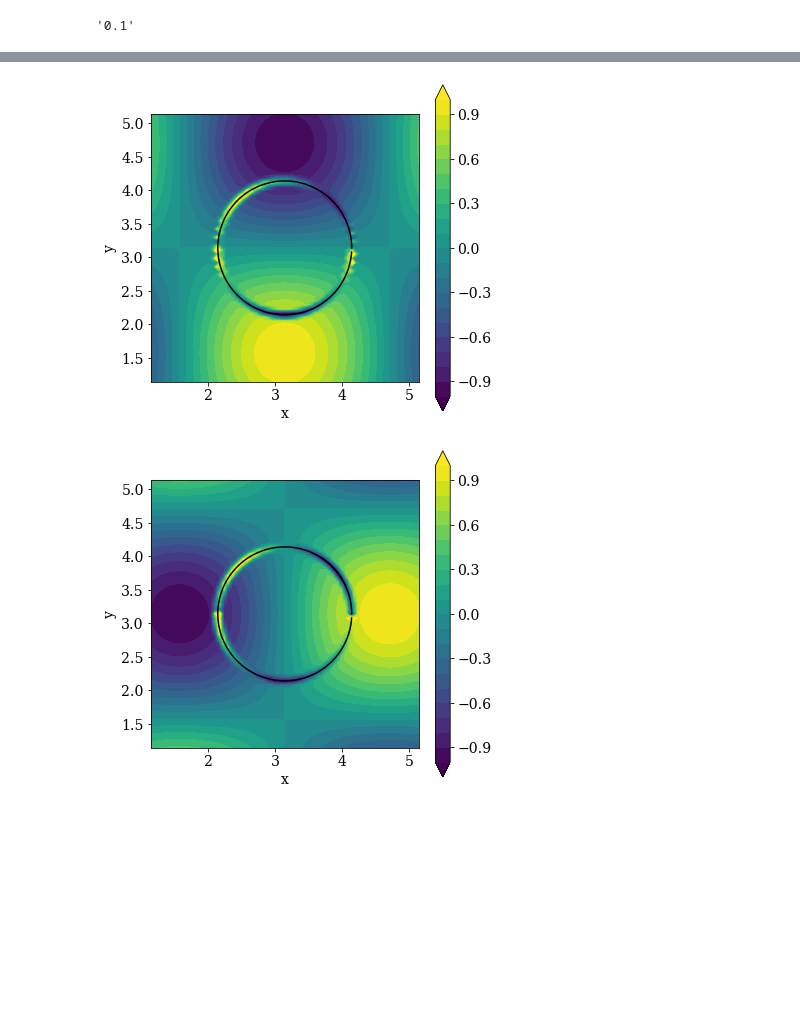
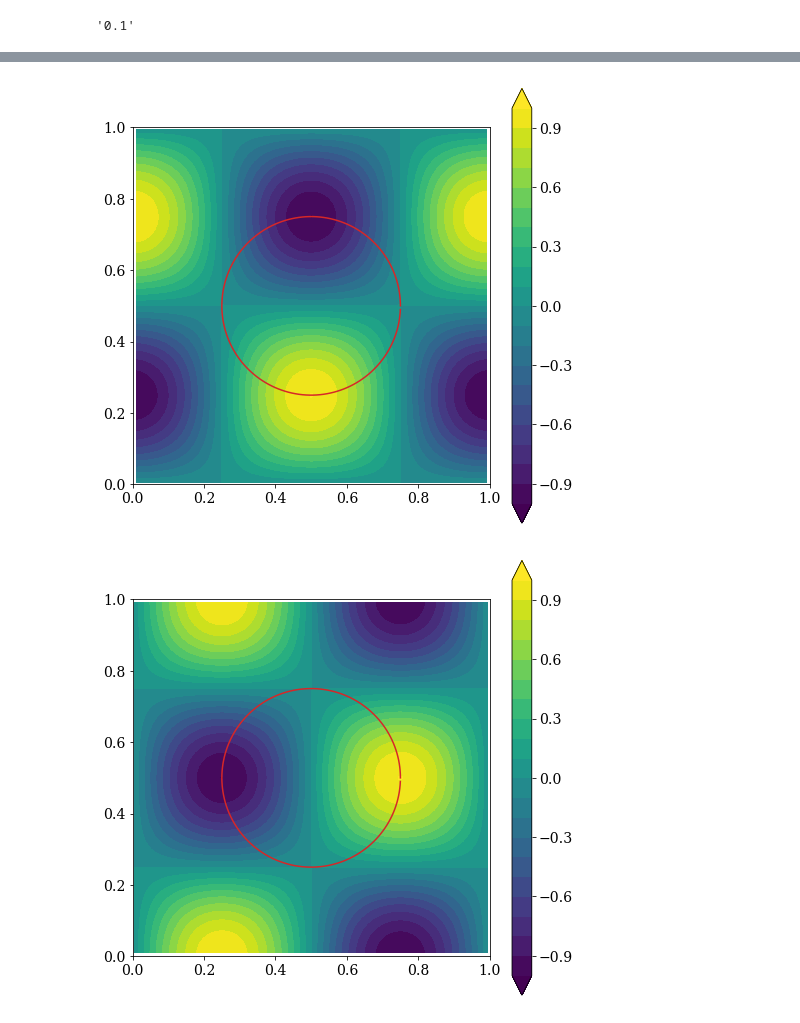
Before and after one commit to mesnardo/pyibm, a Jupyter notebook: examples/taylorgreenvortex.ipynb, the cells around one changed output, grey strips where cells are left out. Drawn from its saved outputs; the diff is of its cells as text; code cells hidden in the pictures; blank space fills up the shorter version.

```diff
--- a/examples/taylorgreenvortex.ipynb
+++ b/examples/taylorgreenvortex.ipynb
@@ -116,5 +72,0 @@ t = 0.0
-# %%
-# Create immersed body.
-radius, center = 1.0, (numpy.pi, numpy.pi)
-body = pyibm.Body(*circle(R=radius, center=center, ds=dx), grid=gridc)
-print(body)
@@ -148,9 +100,10 @@ def assemble_operators(gridx, gridy, gridc, body,
     # Create the scaling diagonal matrix R.
     R = pyibm.assemble_R(gridx, gridy)
     # Assemble delta kernel operator.
+    kernel = pyibm.delta_roma_et_al_1999
+    kernel_size = 2
     Op = pyibm.assemble_delta(body, gridc, gridx, gridy,
-                              kernel=pyibm.delta_roma_et_al_1999,
-                              kernel_size=2)
+                              kernel=kernel, kernel_size=kernel_size)
     # Create the interpolation operator (as implemented in PetIBM).
     EHat = Op @ R @ MHat
     # Create the speading operator (as implemented in PetIBM).
@@ -161,4 +114,24 @@ def assemble_operators(gridx, gridy, gridc, body,
 # %%
 DHat, BN, EHat, HHat, EBNH = assemble_operators(gridx, gridy, gridc,
                                                 body, N=1,
-                                                dt=0.01, Re=100.0)
+                                                dt=0.001, Re=100.0)
+# %%
+# Compute the condition number of EBNH for different N and dt.
+dt_values = [1e-1, 1e-2, 1e-3, 1e-4, 1e-5]
+N_values = [1, 2, 3]
+cond = []
+for N in N_values:
+    cond_N = []
+    for dt in dt_values:
+        _, _, _, _, EBNH_t = assemble_operators(gridx, gridy, gridc,
+                                                body, N=N, dt=dt, Re=100.0)
+        cond_N.append(pyibm.condition_number(EBNH_t)[-1])
+    cond.append(cond_N)
+
+# Plot the condition number of EBNH versus the time-step size.
+fig, ax = pyplot.subplots(figsize=(6.0, 6.0))
+ax.set_xlabel(r'$\Delta t$')
+ax.set_ylabel('cond(EBNH)')
+for i, cond_N in enumerate(cond):
+    ax.loglog(dt_values, cond_N, label=f'N = {i + 1}', marker='o')
+ax.legend(frameon=False);
@@ -272,14 +282,13 @@ L_2: 2.862204533075111e-15
 # %%
 # Plot the filled contours of the velocity components.
-u = vel[:gridx.size].reshape(gridx.shape)
-v = vel[gridx.size:].reshape(gridy.shape)
-axis = (center[0] - radius - 1.0, center[0] + radius + 1.0,
-        center[1] - radius - 1.0, center[1] + radius + 1.0)
-plot_contourf(gridx, u, levels=levels, axis=axis, body=body);
-plot_contourf(gridy, v, levels=levels, axis=axis, body=body);
+u, v = vel[:gridx.size], vel[gridx.size:]
+plot_contourf(u, gridx, levels=levels, axis_lim=axis_lim,
+              body=body, body_plot_kwargs=dict(color='C3'));
+plot_contourf(v, gridy, levels=levels, axis_lim=axis_lim,
+              body=body, body_plot_kwargs=dict(color='C3'));
 # %% [output]
-[figure, old version]
+[figure, new version]
-[figure, old version]
+[figure, new version]
 # %%
 # Compute and plot the divergence of the velocity field.
 div = DHat @ vel
```
Also changed, not shown: parts of 28 cells of this notebook, 1 other file.
